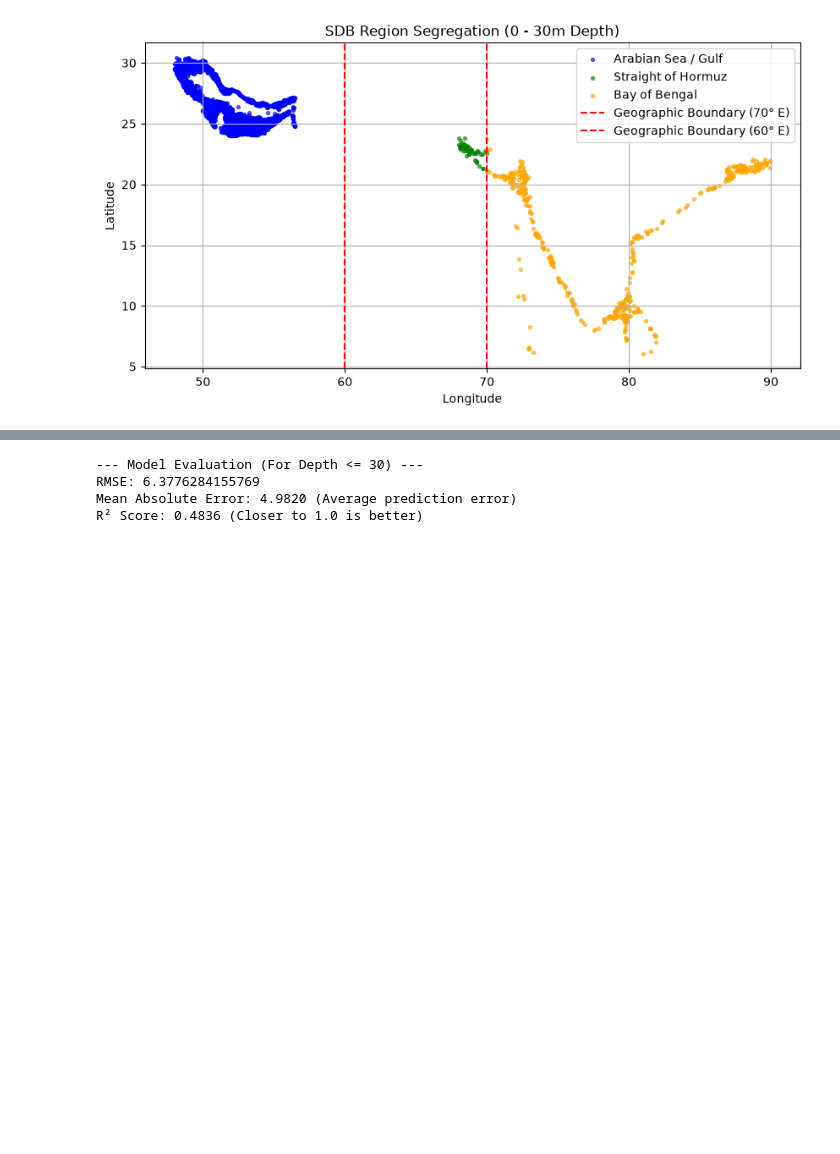
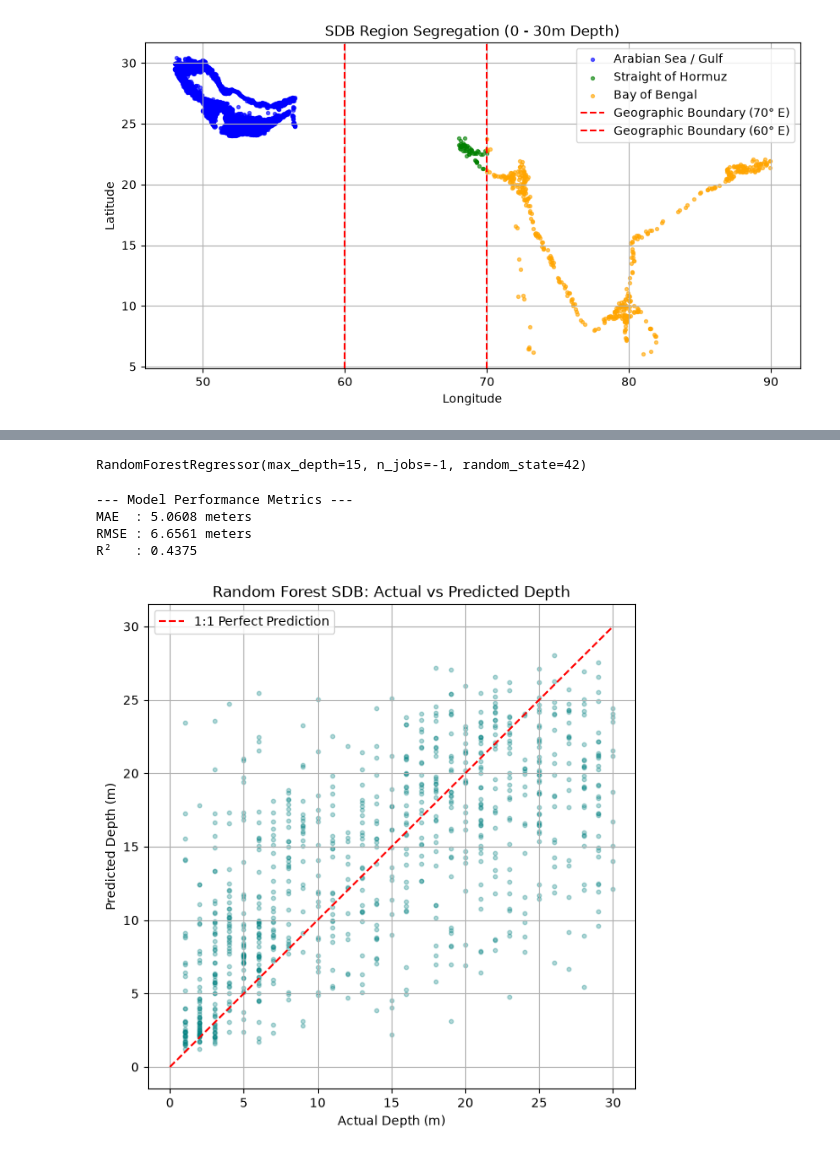
Before and after one commit to SpinoRexLegend/QDepth, a Jupyter notebook: Models/RandomForest.ipynb, the cells around one changed output, grey strips where cells are left out. Saved outputs shown, nothing was run; the diff lists cells and outputs as text; code cells hidden in the pictures; blank space fills up the shorter version.

```diff
--- a/Models/RandomForest.ipynb
+++ b/Models/RandomForest.ipynb
@@ -36,11 +36,6 @@ df_shallow = df[(df['depth'] >= 0) & (df['depth'] <= 30)].copy()
 print(f"Original rows: {len(df)} | Rows after filtering (depth <= 30): {len(df_shallow)}")
 # %% [output]
 Original rows: 11676 | Rows after filtering (depth <= 30): 4548
-# %%
-df_shallow['log_blue'] = np.log(df_shallow['blue_band'] + 1e-6)
-df_shallow['log_green'] = np.log(df_shallow['green_band'] + 1e-6)
-df_shallow['blue_green_ratio'] = df_shallow['blue_band'] / (df_shallow['green_band'] + 1e-6)
-df_shallow['ndwi'] = (df_shallow['green_band'] - df_shallow['blue_band']) / (df_shallow['green_band'] + df_shallow['blue_band'] + 1e-6)
 # %%
 df_arabian_sea = df_shallow[(df_shallow['longitude'] > 48) & (df_shallow['longitude'] < 60)].copy()
 df_strait_of_hormuz = df_shallow[(df_shallow['longitude'] > 65) & (df_shallow['longitude'] < 70)].copy()
@@ -87,14 +67,42 @@ NameError: name 'regions' is not defined
 # %%
-mae = mean_absolute_error(y_test, y_pred)
-r2 = r2_score(y_test, y_pred)
-rmse = root_mean_squared_error(y_test, y_pred)
+X_train, X_test, y_train, y_test = train_test_split(
+    X, y, test_size=0.2, random_state=42
+)
 # %%
-print("\n--- Model Evaluation (For Depth <= 30) ---")
-print(f"RMSE: {rmse}")
-print(f"Mean Absolute Error: {mae:.4f} (Average prediction error)")
-print(f"R² Score: {r2:.4f} (Closer to 1.0 is better)")
+rf_model = RandomForestRegressor(
+    n_estimators=100,
+    max_depth=15,
+    random_state=42,
+    n_jobs=-1
+)
+rf_model.fit(X_train, y_train)
 # %% [output]
---- Model Evaluation (For Depth <= 30) ---
-RMSE: 6.3776284155769
-Mean Absolute Error: 4.9820 (Average prediction error)
-R² Score: 0.4836 (Closer to 1.0 is better)
+RandomForestRegressor(max_depth=15, n_jobs=-1, random_state=42)
+# %%
+y_pred = rf_model.predict(X_test)
+# %%
+mae = mean_absolute_error(y_test, y_pred)
+rmse = root_mean_squared_error(y_test, y_pred)
+r2 = r2_score(y_test, y_pred)
+
+print(f"--- Model Performance Metrics ---")
+print(f"MAE  : {mae:.4f} meters")
+print(f"RMSE : {rmse:.4f} meters")
+print(f"R²   : {r2:.4f}")
+# %% [output]
+--- Model Performance Metrics ---
+MAE  : 5.0608 meters
+RMSE : 6.6561 meters
+R²   : 0.4375
+# %%
+plt.figure(figsize=(7, 7))
+plt.scatter(y_test, y_pred, alpha=0.3, color='teal', s=10)
+plt.plot([0, 30], [0, 30], 'r--', label='1:1 Perfect Prediction')
+plt.xlabel('Actual Depth (m)')
+plt.ylabel('Predicted Depth (m)')
+plt.title('Random Forest SDB: Actual vs Predicted Depth')
+plt.legend()
+plt.grid(True)
+plt.show()
+# %% [output]
+[figure, added]
```
Also changed, not shown: parts of 2 cells of this notebook, 10 other files.
